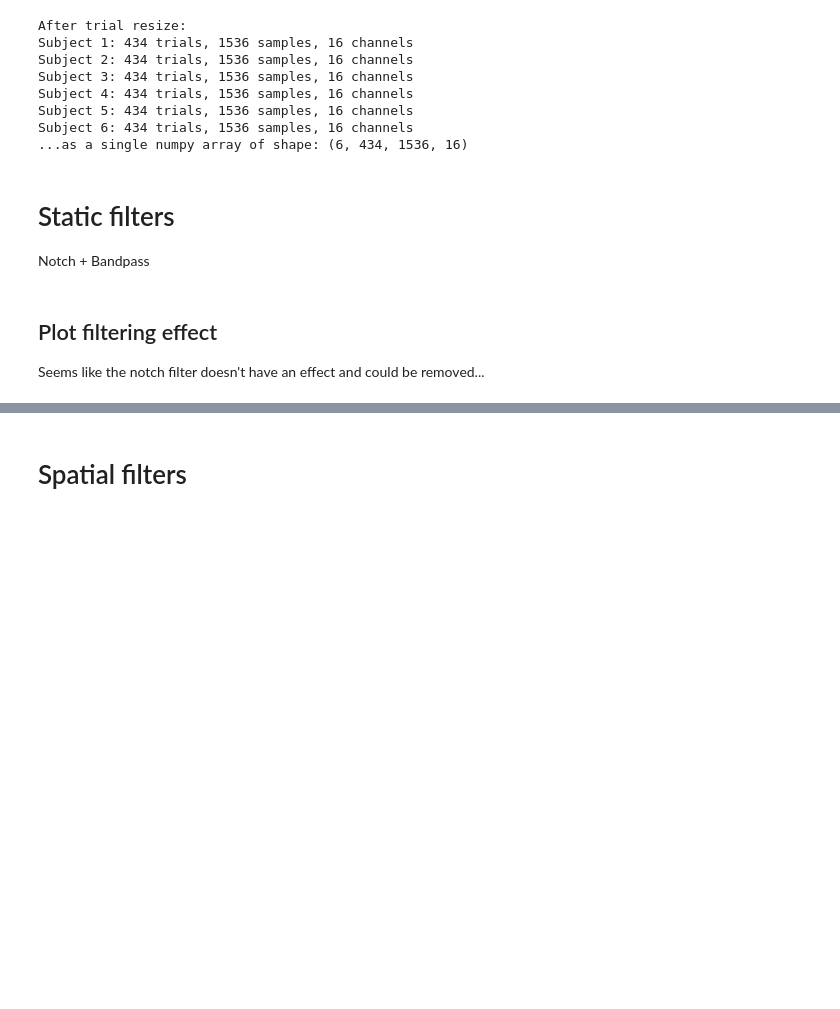
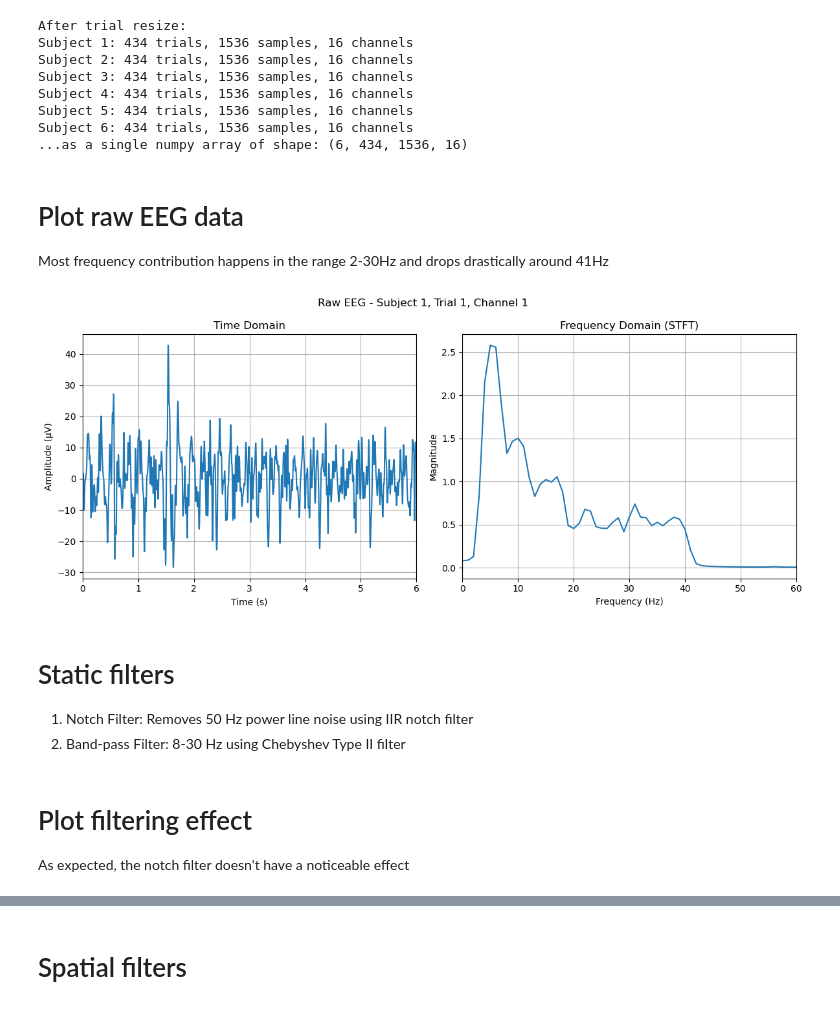
Before and after one commit to BalducciFrancesco/22053-Motor-Imagery-Miniproject, a Jupyter notebook: preprocessing.ipynb, the cells around one changed output, grey strips where cells are left out. Saved outputs shown, nothing was run; the diff lists cells and outputs as text; code cells hidden in the pictures; blank space fills up the shorter version.

```diff
--- a/preprocessing.ipynb
+++ b/preprocessing.ipynb
@@ -63,9 +59,47 @@ fs = 256
 mi_duration = 6
 n_subjects, n_trials, n_samples, n_channels = EEG_raw.shape
 assert all(subj.shape[1] == fs * mi_duration for subj in EEG_raw), f"Expected {fs * mi_duration} samples per trial"
+# %% [markdown]
+# Plot raw EEG data
+Most frequency contribution happens in the range 2-30Hz and drops drastically around 41Hz
+# %%
+# Plots a single EEG channel in time and frequency domains
+def plot_EEG_channel(eeg, fs, title):
+    t = np.arange(len(eeg)) / fs
+
+    plt.figure(figsize=(12, 5))
+
+    # Time domain plot
+    plt.subplot(1, 2, 1)
+    plt.plot(t, eeg)
+    plt.xlabel('Time (s)')
+    plt.ylabel('Amplitude (µV)')
+    plt.title('Time Domain')
+    plt.xlim(0, len(eeg)/fs)
+    plt.grid(True)
+
+    # Frequency domain: STFT
+    freqs, t, Zxx = signal.stft(eeg, fs=fs)
+    magnitude = np.mean(np.abs(Zxx), axis=1)
+    plt.subplot(1, 2, 2)
+    plt.plot(freqs, magnitude)
+    plt.xlabel('Frequency (Hz)')
+    plt.ylabel('Magnitude')
+    plt.title('Frequency Domain (STFT)')
+    plt.xlim(0, 60)
+    plt.grid(True)
+
+    plt.suptitle(title)
+    plt.tight_layout()
+    plt.show()
+
+plot_EEG_channel(EEG_raw[0, 0, :, 0], fs, "Raw EEG - Subject 1, Trial 1, Channel 1") # example: subject 1, trial 1, channel 1
+# %% [output]
+[figure, added]
 # %% [markdown]
 # Static filters
-Notch + Bandpass
+1. Notch Filter: Removes 50 Hz power line noise using IIR notch filter
+2. Band-pass Filter: 8-30 Hz using Chebyshev Type II filter
 # %%
 # Notch filter to remove 50 Hz power line noise
 b_notch, a_notch = signal.iirnotch(50, Q=30, fs=fs)    # Q factor determines the bandwidth of the notch filter
@@ -85,6 +119,6 @@ EEG_filtered = signal.filtfilt(b_bp, a_bp, EEG_notched, axis=2) # <--- Use this
 # %% [markdown]
-## Plot filtering effect
-Seems like the notch filter doesn't have an effect and could be removed...
+# Plot filtering effect
+As expected, the notch filter doesn't have a noticeable effect
 # %%
 mask = np.zeros(EEG_raw.shape, dtype=bool)
 mask[0, 0, :, 0] = True  # example: Subject 1, Trial 1, Channel 1
```
Also changed, not shown: parts of 23 cells of this notebook, 1 other file.
